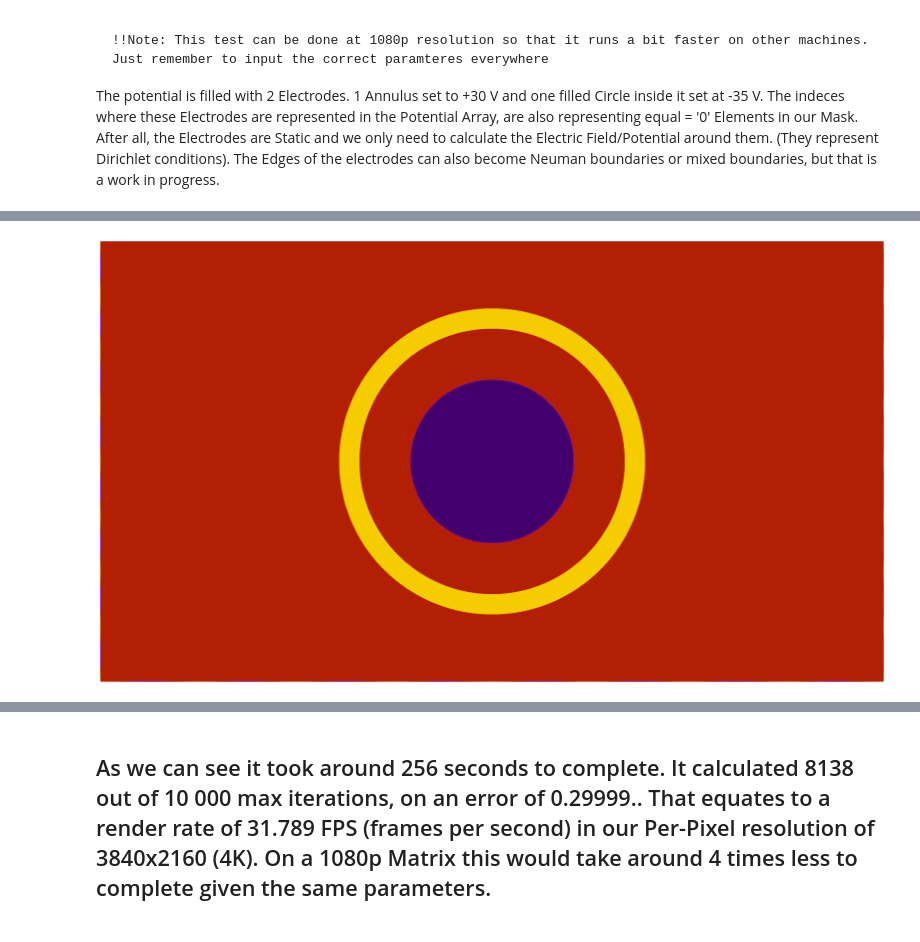
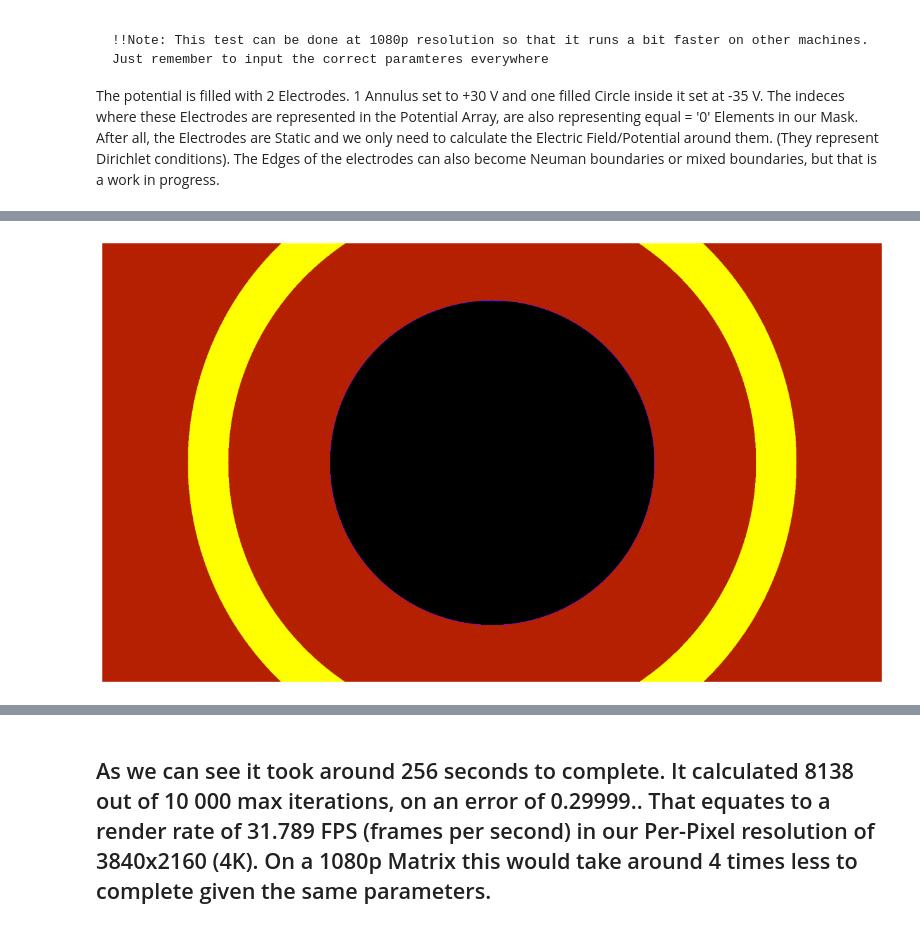
Before and after one commit to dcthecook/electrodynamics, a Jupyter notebook: CYTHON_Jacobi_Multiprocessed.ipynb, the cells around one changed output, grey strips where cells are left out. Cells and saved outputs as stored; diff of their text form; code cells hidden in the pictures.

```diff
--- a/CYTHON_Jacobi_Multiprocessed.ipynb
+++ b/CYTHON_Jacobi_Multiprocessed.ipynb
@@ -179,18 +201,10 @@ cpdef void create_circle(double[:,:] matrix, int[:,:] mask, double x, double y,
 # %%
-#create the wire example
-potential = np.zeros((2160, 3840))
-mask = np.ones((2160, 3840), dtype=int)
+#create the cut wire example
+res = (1080, 1920) #The domain resolution.
+potential = np.zeros(res)
+mask = np.zeros(res, dtype=float)
 center_y, center_x = potential.shape[0]//2, potential.shape[1]//2
 radius = 750
 hollow_radius = 650
 small_radius = 400
-pot_val = 30
-
-#more interesting boundaries on the edges ^_^
-testside = np.linspace(0.0, 8*np.pi, num=2160)
-testup = np.linspace(0.0, 8*np.pi, num=3840)
-
-potential[:,0]=35*(np.cos(2*testside))
-potential[:,-1]=35*(np.cos(2*testside))
-potential[0,:]=35*(np.cos(2*testup))
-potential[-1,:]=35*(np.cos(2*testup))
+pot_val = 30.
@@ -201,12 +211,12 @@ potential[-1,:]=35*(np.cos(2*testup))
 # %%
-create_circle(potential, mask, center_x, center_y, radius, 30., 0, '<=')
-create_circle(potential, mask, center_x, center_y, hollow_radius, 0., 1, '<=')
-create_circle(potential, mask, center_x, center_y, small_radius, -30., 0, '<=')
-plt.figure(figsize = (24, 13.5))
+create_circle(potential, mask, center_x, center_y, radius, 30., 30., '<=')
+create_circle(potential, mask, center_x, center_y, hollow_radius, 0., 0, '<=')
+create_circle(potential, mask, center_x, center_y, small_radius, -30., -30., '<=')
+plt.figure(figsize = (16, 9))
 plt.axis('off')
 image = plt.imshow(potential)
 image.set_cmap('gnuplot')
-plt.savefig('example.png', bbox_inches='tight', pad_inches = 0, dpi=208)
+
 plt.show()
 # %% [output]
-[figure, old version]
+[figure, new version]
```
Also changed, not shown: parts of 56 cells of this notebook.
